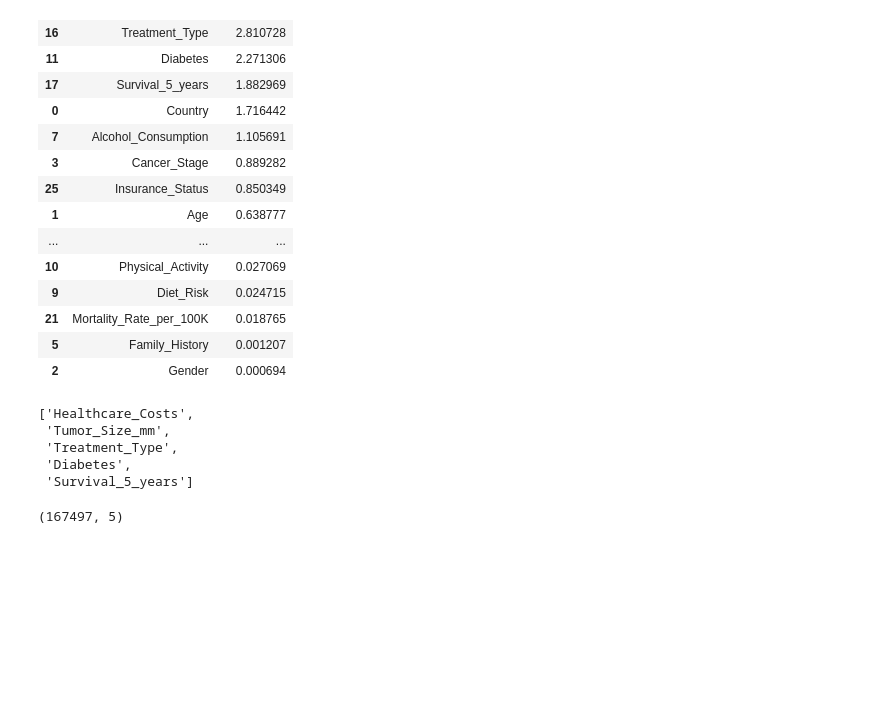
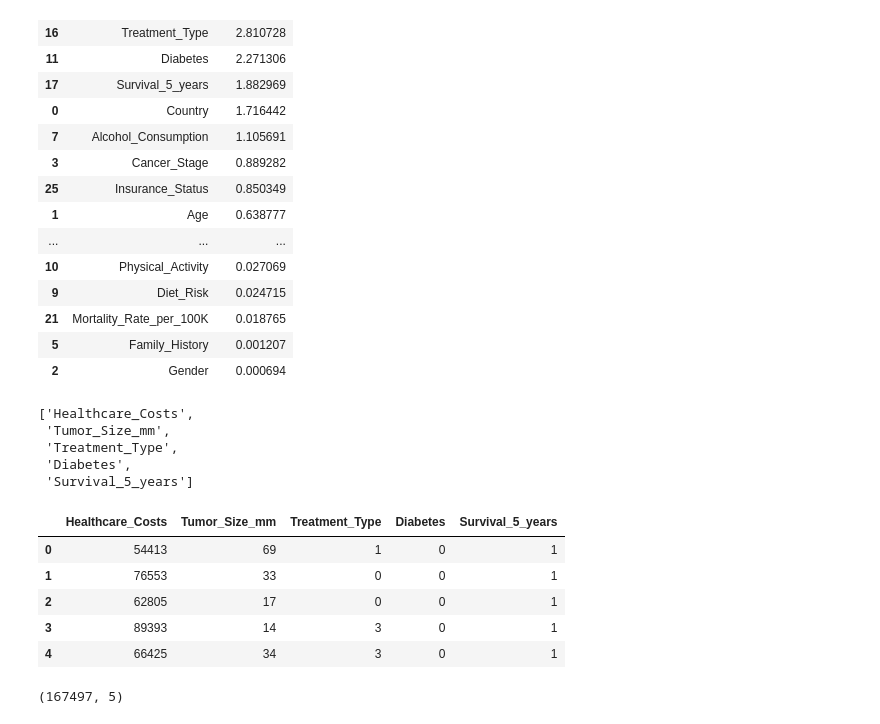
Before and after one commit to igopalakrishna/colorectal-cancer-prediction, a Jupyter notebook: notebook/notebook.ipynb, the cells around one changed output. Saved outputs shown, nothing was run; the diff lists cells and outputs as text; code cells hidden in the pictures; blank space fills up the shorter version.

```diff
--- a/notebook/notebook.ipynb
+++ b/notebook/notebook.ipynb
@@ -547,6 +547,15 @@ top_features
  'Survival_5_years']
 # %%
 X = X[top_features]
+# %%
+X.head()
+# %% [output]
+|  | Healthcare_Costs | Tumor_Size_mm | Treatment_Type | Diabetes | Survival_5_years |
+| 0 | 54413 | 69 | 1 | 0 | 1 |
+| 1 | 76553 | 33 | 0 | 0 | 1 |
+| 2 | 62805 | 17 | 0 | 0 | 1 |
+| 3 | 89393 | 14 | 3 | 0 | 1 |
+| 4 | 66425 | 34 | 3 | 0 | 1 |
 # %%
 X.shape
 # %% [output]
```
Also changed, not shown: parts of 2 cells of this notebook, 8 other files.
